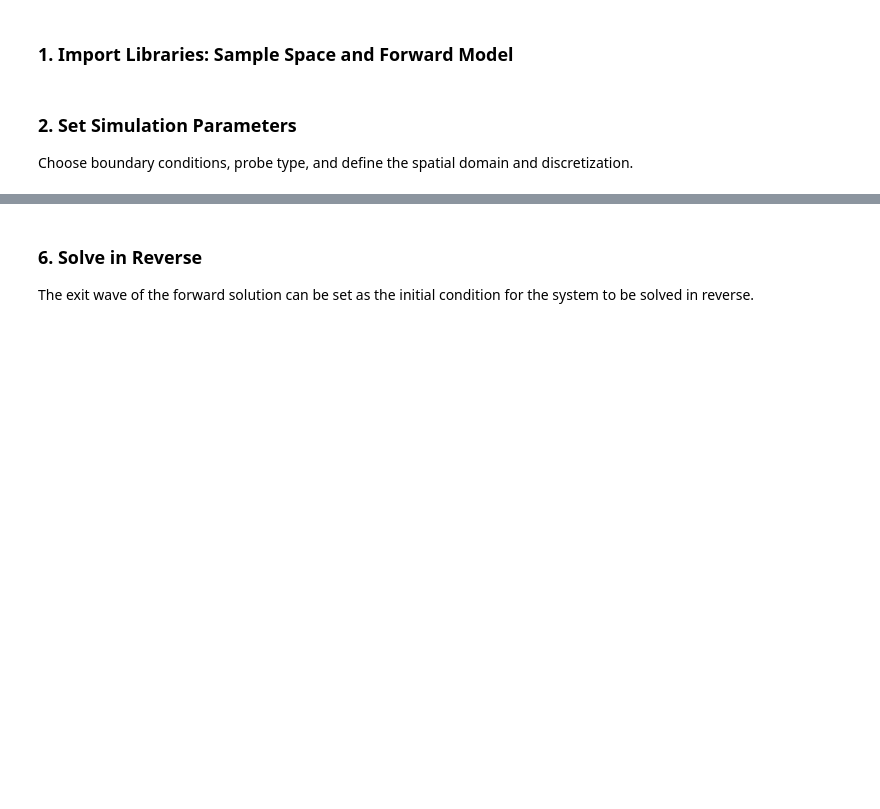
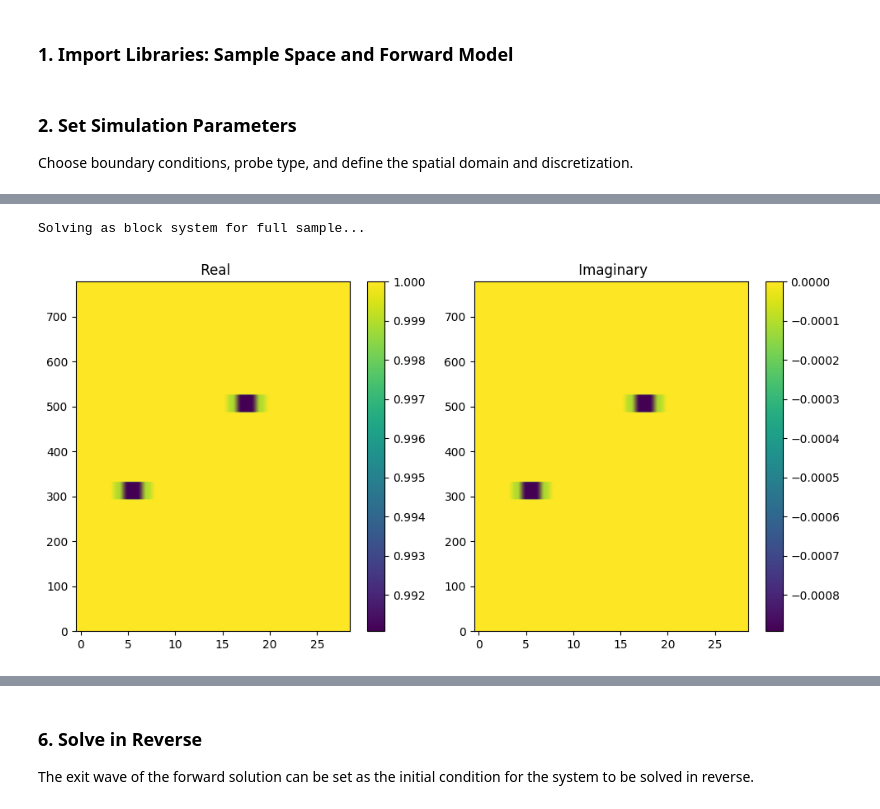
Before and after one commit to bryceshirley/thick_ptycho, a Jupyter notebook: notebooks/4_forward_model_2d.ipynb, the cells around one changed output, grey strips where cells are left out. Saved outputs shown, nothing was run; the diff lists cells and outputs as text; code cells hidden in the pictures; blank space fills up the shorter version.

```diff
--- a/notebooks/4_forward_model_2d.ipynb
+++ b/notebooks/4_forward_model_2d.ipynb
@@ -196,0 +214,28 @@ solution_iterative_full = forward_model_iterative_full.solve(verbose=True)
+# %%
+# Solve Full Space Space, Multislice
+
+# --- Discretization parameters ---
+dz = wavelength * 8
+nz = int(z_range / dz)
+simulation_space.update_nz(nz)
+ptycho_object = create_ptycho_object(simulation_space)
+ptycho_object.add_object('circle', refractive_index_perturbation, side_length=common_side_length,
+                        centre=(0.4, 0.2), depth=common_depth, gaussian_blur=gaussian_blur)
+ptycho_object.add_object('circle', refractive_index_perturbation, side_length=common_side_length,
+                        centre=(0.65, 0.6), depth=common_depth, gaussian_blur=gaussian_blur)
+ptycho_object.build_field()
+simulation_space.viewer.plot_two_panels(ptycho_object.n_true,view="real_imag")
+
+
+forward_model_ms = ForwardModelMS(simulation_space,
+                                ptycho_object,
+                                ptycho_probes)
+
+# Iterative solution
+print("Solving as block system for full sample...")
+u_ms = forward_model_ms.solve()[0,0,...]
+
+exit_waves_ms =forward_model_ms.get_exit_waves(u_ms)
+intensities_ms = forward_model_ms.get_farfield_intensities(exit_waves=exit_waves_ms,
+                                                               poisson_noise=True)
+# %% [output]
@@ -196,0 +251,2 @@ solution_iterative_full = forward_model_iterative_full.solve(verbose=True)
+Solving as block system for full sample...
+[figure, added]
```
Also changed, not shown: parts of 15 cells of this notebook, 19 other files.
